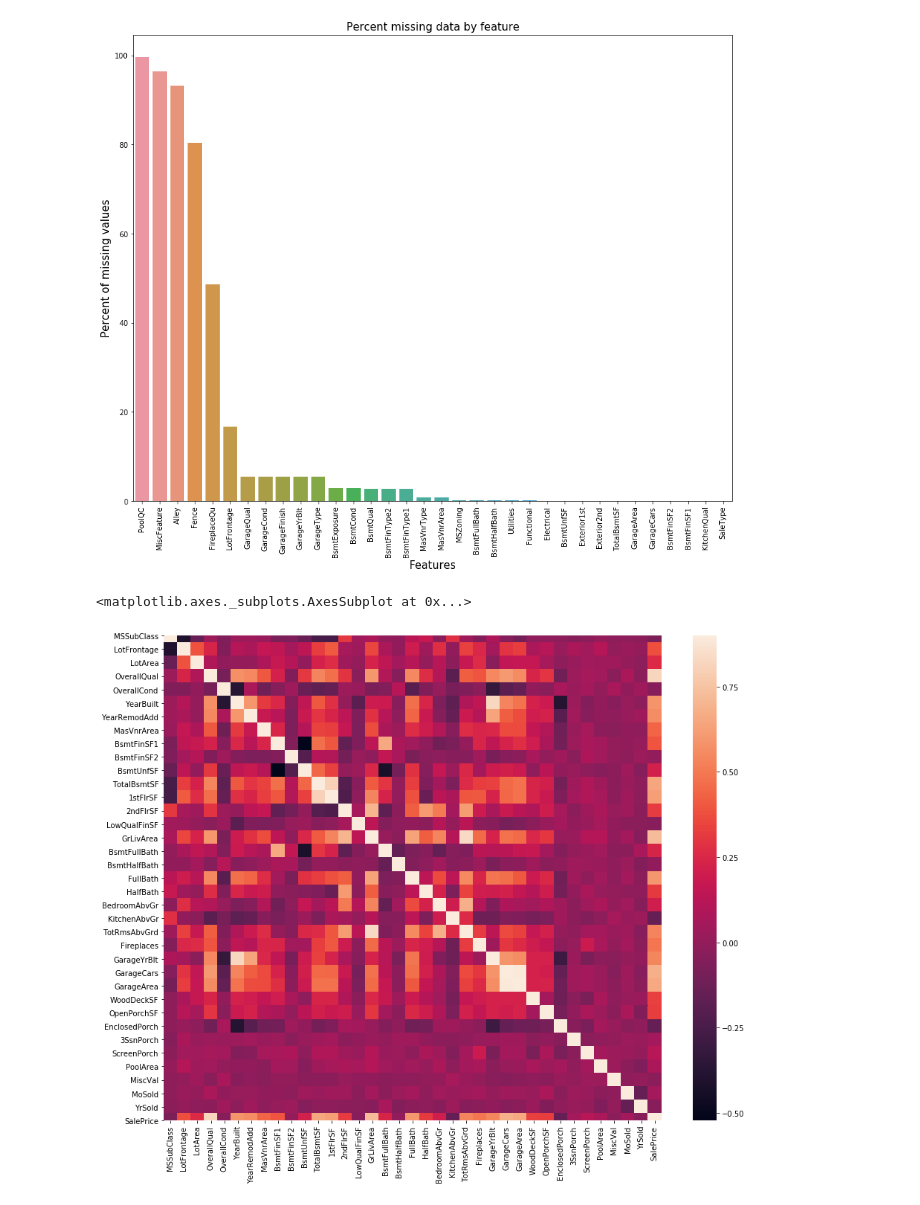
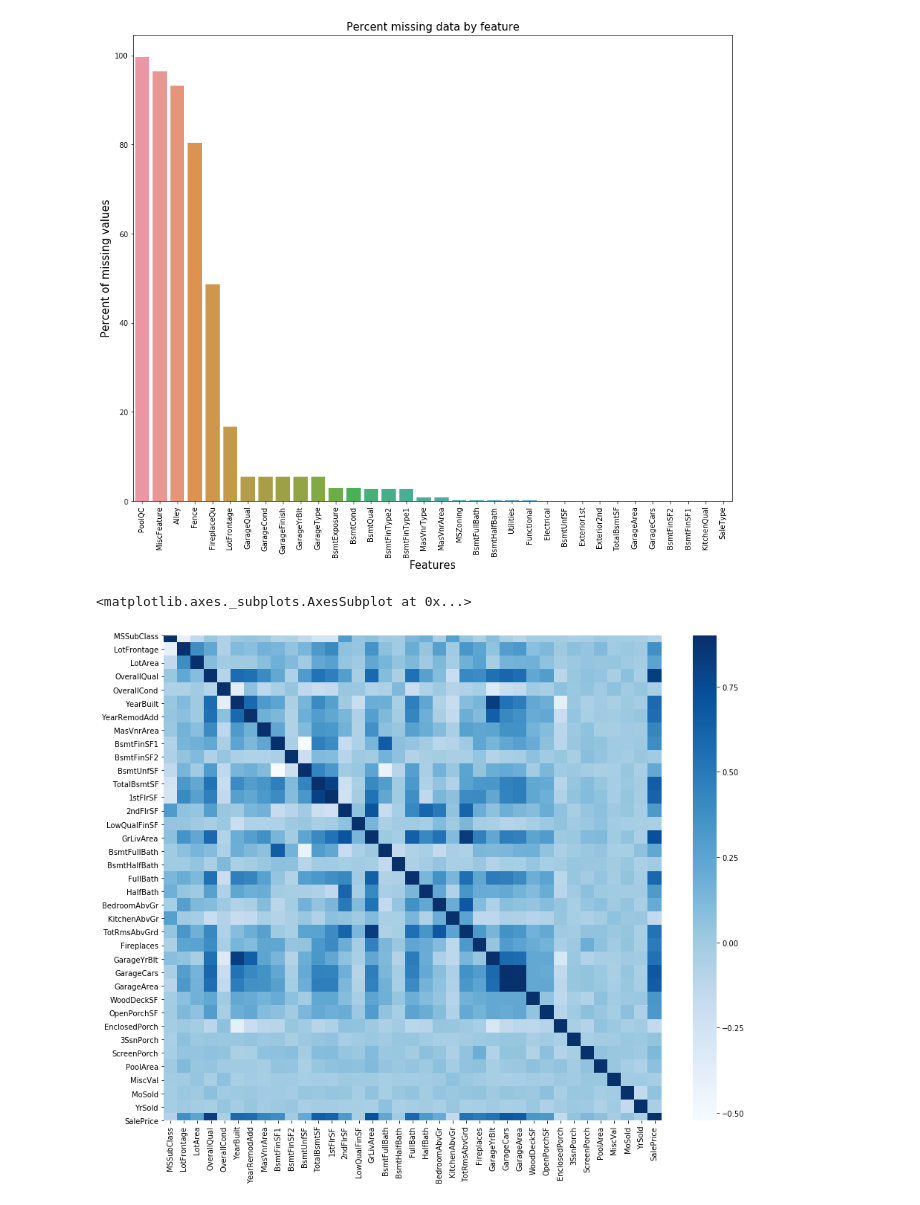
Before and after one commit to lars10192002/Introduction_to_Deep_Learning, a Jupyter notebook: data2.ipynb, the cells around one changed output. Cells and saved outputs as stored; diff of their text form; code cells hidden in the pictures.

```diff
--- a/data2.ipynb
+++ b/data2.ipynb
@@ -181,10 +196,10 @@ Text(0.5, 1.0, 'Percent missing data by feature')
 # %%
 # 全部數值特徵
 
 
 corrmat = train.corr()
 plt.subplots(figsize=(15,12))
-sns.heatmap(corrmat, vmax=0.9, square=True)
+sns.heatmap(corrmat, vmax=0.9, cmap='Blues', square=True)
 # %% [output]
 <matplotlib.axes._subplots.AxesSubplot at 0x...>
-[figure, old version]
+[figure, new version]
```
Also changed, not shown: parts of 52 cells of this notebook, 2 other files.
